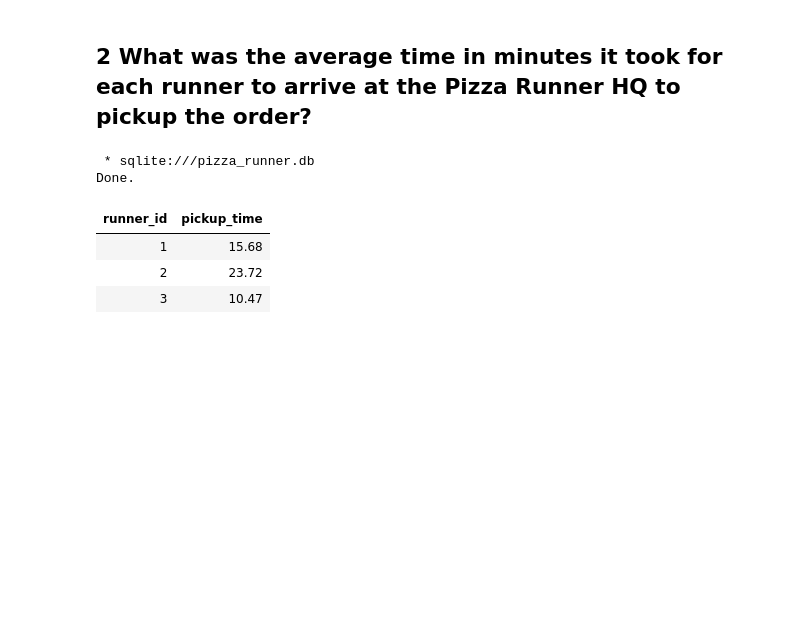
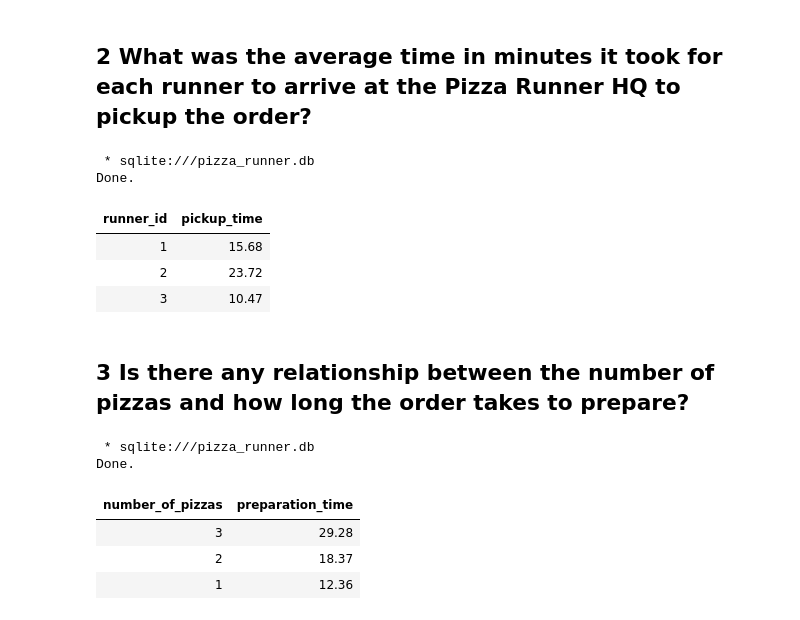
Before and after one commit to Kuziomkin/analytics_case_study, a Jupyter notebook: pizza_runner/pizza_runner_sql.ipynb, the cells around one changed output. Drawn from its saved outputs; the diff is of its cells as text; code cells hidden in the pictures; blank space fills up the shorter version.

```diff
--- a/pizza_runner/pizza_runner_sql.ipynb
+++ b/pizza_runner/pizza_runner_sql.ipynb
@@ -647,3 +647,39 @@ Done.
 | 1 | 15.68 |
 | 2 | 23.72 |
 | 3 | 10.47 |
+# %% [markdown]
+## 3 Is there any relationship between the number of pizzas and how long the order takes to prepare?
+# %%
+%%sql
+
+WITH agg_orders AS (
+    SELECT
+        order_id
+        , order_time
+        , COUNT(pizza_id) AS number_of_pizzas
+    FROM
+        customer_orders
+    GROUP BY
+        order_id
+        , order_time
+)
+
+SELECT
+    ao.number_of_pizzas
+    , ROUND(AVG((STRFTIME("%J", ro.pickup_time) - STRFTIME("%J",ao.order_time)) * 1440),2) AS preparation_time
+FROM
+    agg_orders AS ao
+LEFT JOIN runner_orders AS ro ON ao.order_id = ro.order_id
+GROUP BY
+    ao.number_of_pizzas
+HAVING
+    preparation_time IS NOT NULL
+ORDER BY
+    ao.number_of_pizzas DESC
+# %% [output]
+ * sqlite:///pizza_runner.db
+Done.
+| number_of_pizzas | preparation_time |
+| 3 | 29.28 |
+| 2 | 18.37 |
+| 1 | 12.36 |
```
Also changed, not shown: parts of 1 cell of this notebook.
